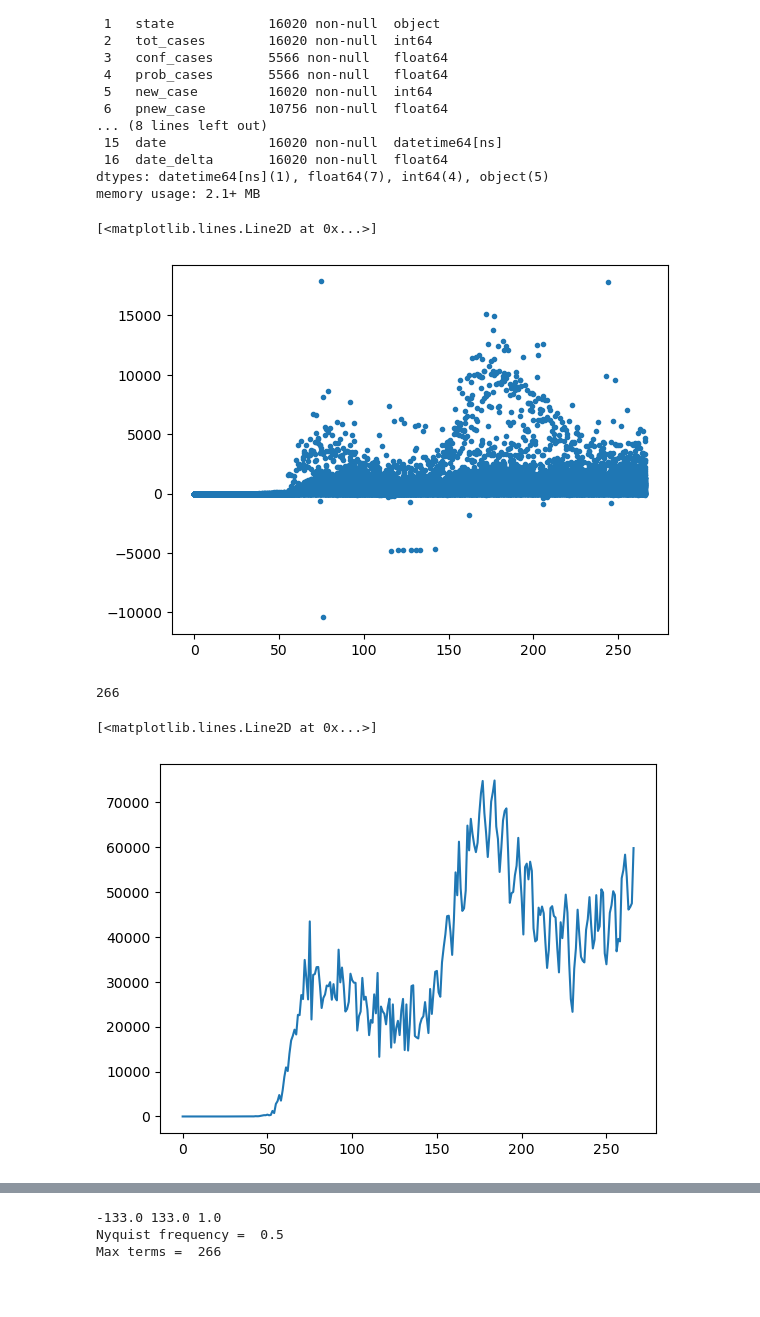
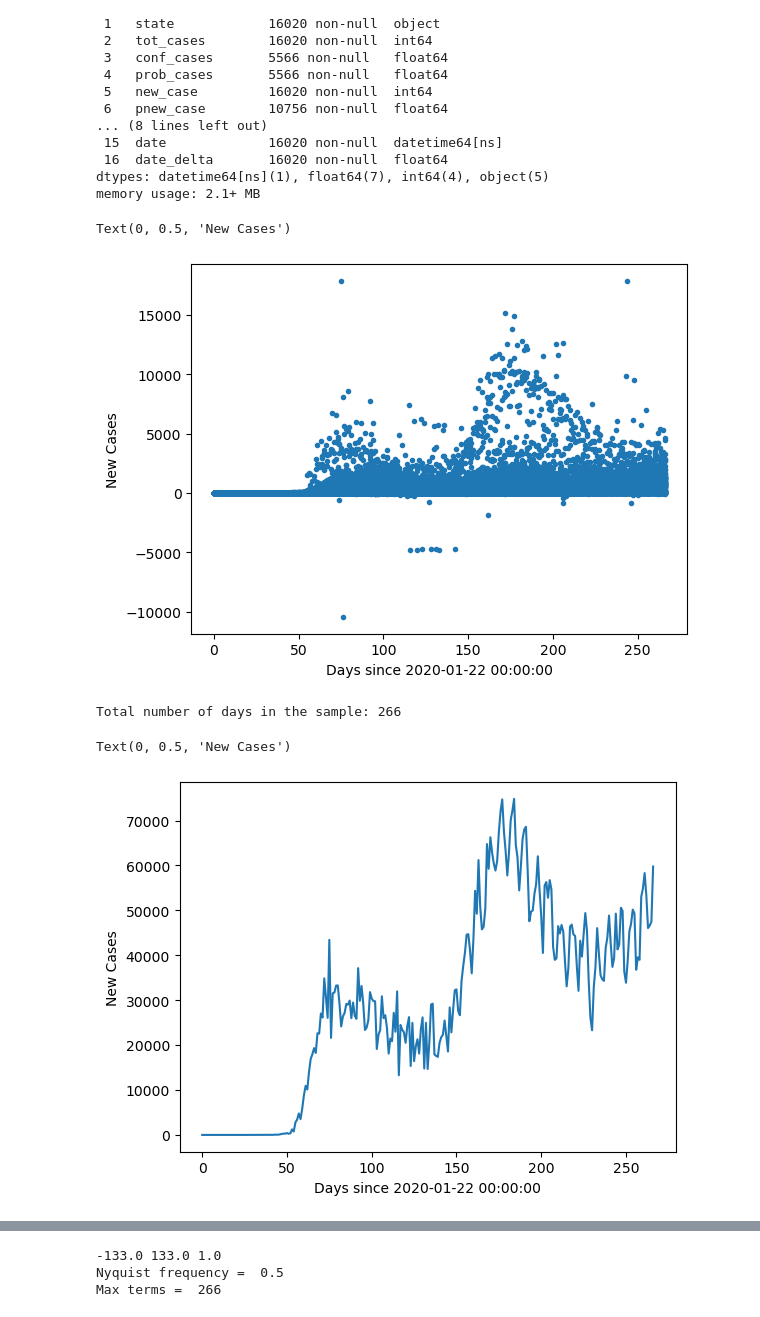
Before and after one commit to brash99/phys340, a Jupyter notebook: JupyterNotebooks/Fourier_Series/RealWorldData.ipynb, the cells around one changed output, grey strips where cells are left out. Saved outputs shown, nothing was run; the diff lists cells and outputs as text; code cells hidden in the pictures; blank space fills up the shorter version.

```diff
--- a/JupyterNotebooks/Fourier_Series/RealWorldData.ipynb
+++ b/JupyterNotebooks/Fourier_Series/RealWorldData.ipynb
@@ -161,12 +172,17 @@ dtypes: datetime64[ns](1), float64(7), int64(4), object(5)
 memory usage: 2.1+ MB
 # %%
 plt.plot(df['date_delta'],df['new_case'],'.')
+plt.xlabel('Days since ' + str(df['date'].min()))
+plt.ylabel('New Cases')
 # %% [output]
-[<matplotlib.lines.Line2D at 0x...>]
+Text(0, 0.5, 'New Cases')
-[figure, old version]
+[figure, new version]
 # %%
 daymax = int(df['date_delta'].values.max())
-print (daymax)
+print ("Total number of days in the sample:",daymax)
+
+# Create an array (newsumbyday) to store the sum of new cases by day.
+# This is the array that we will analyze using Fourier analysis.
 
 newsumbyday = [0 for i in range(0,daymax+1)]
 day = [i for i in range(0,daymax+1)]
@@ -176,8 +192,10 @@ for i in range(len(df)):
     newsumbyday[current_day] += df['new_case'].values[i]
 
 plt.plot(day,newsumbyday,'-')
+plt.xlabel('Days since ' + str(df['date'].min()))
+plt.ylabel('New Cases')
 # %% [output]
-266
+Total number of days in the sample: 266
-[<matplotlib.lines.Line2D at 0x...>]
+Text(0, 0.5, 'New Cases')
-[figure, old version]
+[figure, new version]
 # %%
```
Also changed, not shown: parts of 6 cells of this notebook.
